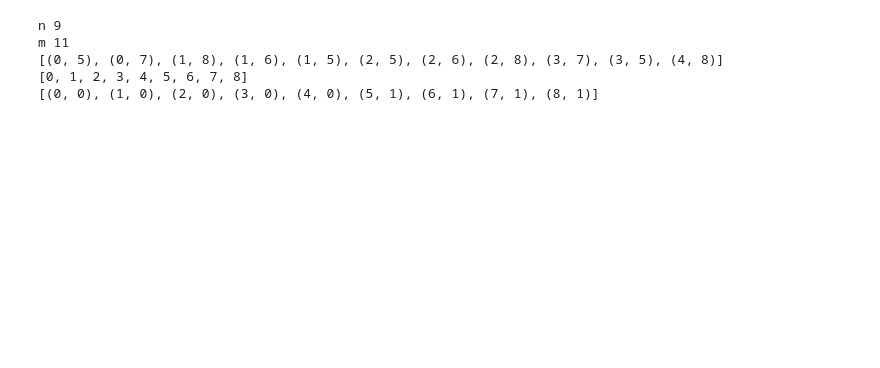
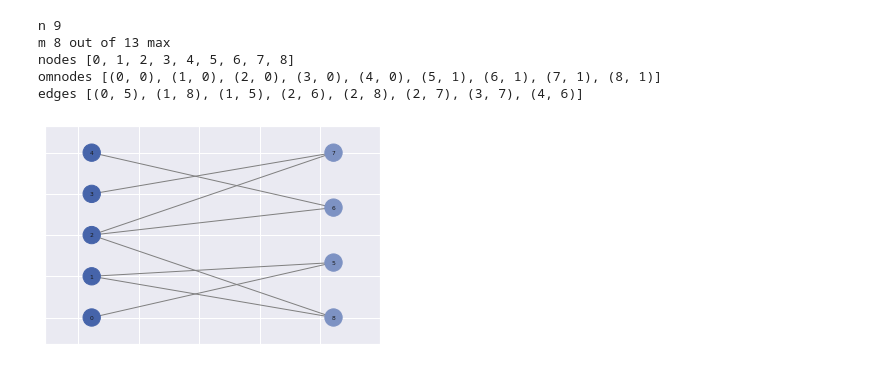
Before and after one commit to davidweisscode/kg-analysis, a Jupyter notebook: plots.ipynb, the cells around one changed output. Drawn from its saved outputs; the diff is of its cells as text; code cells hidden in the pictures; blank space fills up the shorter version.

Commit message:
Draft random graph with prescribed degree dist

```diff
--- a/plots.ipynb
+++ b/plots.ipynb
@@ -35,39 +35,49 @@ res
 # %%
 # FiveFour graph
 # G = nx.Graph()
 # G.add_edges_from([(1,6),(1,7),(1,8),(2,6),(2,7),(2,8),(3,6),(3,7),(3,8),(3,9),(4,8),(4,9),(5,9)])
 
+# coloring = nx.greedy_color(G, strategy="largest_first")
+# nodecolors = []
+# for node in G.nodes():
+#     if coloring[node] == 0:
+#         nodecolors.append(MAIN_COLOR_1)
+#     else:
+#         nodecolors.append(MAIN_COLOR_2)
+# top = nx.bipartite.sets(G)[0]
+
+# Random bipartite graph with prescribed degree distribution
 # Configuration model https://networkx.github.io/documentation/stable/reference/algorithms/generated/networkx.algorithms.bipartite.generators.configuration_model.html#networkx.algorithms.bipartite.generators.configuration_model
 # Havel Hakimi graph https://networkx.github.io/documentation/stable/reference/algorithms/generated/networkx.algorithms.bipartite.generators.havel_hakimi_graph.html#networkx.algorithms.bipartite.generators.havel_hakimi_graph
 # gnmk random graph https://networkx.github.io/documentation/stable/reference/algorithms/generated/networkx.algorithms.bipartite.generators.gnmk_random_graph.html#networkx.algorithms.bipartite.generators.gnmk_random_graph
 
 tseq = [3, 3, 4, 2, 1]
 bseq = [4, 3, 3, 3]
+# The nodes are assigned the attribute ‘bipartite’ with the value 0 or 1 to indicate which bipartite set the node belongs to.
 G = nx.bipartite.configuration_model(tseq, bseq, create_using=nx.Graph()) # create_using=nx.Graph() # No parallel edges
-print("n", G.number_of_nodes())
-print("m", G.number_of_edges())
-print(G.edges)
-print(G.nodes)
-print(G.nodes(data="bipartite"))
+print(f"n {G.number_of_nodes()}")
+print(f"m {G.number_of_edges()} out of {sum(tseq)} max")
+print("nodes", G.nodes)
+print("omnodes", G.nodes(data="bipartite"))
+print("edges", G.edges)
+# Create csv edgelist from G.edges
 
-# The nodes are assigned the attribute ‘bipartite’ with the value 0 or 1 to indicate which bipartite set the node belongs to.
-coloring = nx.greedy_color(G, strategy="largest_first")
-nodecolors = []
+top = []
 for node in G.nodes():
-    if coloring[node] == 0:
-        nodecolors.append(MAIN_COLOR_1)
-    else:
-        nodecolors.append(MAIN_COLOR_2)
+    if G.nodes(data="bipartite")[node] == 0:
+        top.append(node)
+top = set(top)
+bot = set(G.nodes()) - top
 
-top = nx.bipartite.sets(G)[0]
 bi_layout = nx.bipartite_layout(G, top, aspect_ratio=0.5, scale=0.2)
-nx.draw_networkx(G, bi_layout, with_labels=True, font_size=6,node_color=nodecolors, edge_color="grey")
+nx.draw_networkx(G, bi_layout, with_labels=True, font_size=6, node_color=nodecolors, edge_color="grey")
 # %% [output]
 n 9
-m 11
-[(0, 5), (0, 7), (1, 8), (1, 6), (1, 5), (2, 5), (2, 6), (2, 8), (3, 7), (3, 5), (4, 8)]
-[0, 1, 2, 3, 4, 5, 6, 7, 8]
-[(0, 0), (1, 0), (2, 0), (3, 0), (4, 0), (5, 1), (6, 1), (7, 1), (8, 1)]
+m 8 out of 13 max
+nodes [0, 1, 2, 3, 4, 5, 6, 7, 8]
+omnodes [(0, 0), (1, 0), (2, 0), (3, 0), (4, 0), (5, 1), (6, 1), (7, 1), (8, 1)]
+edges [(0, 5), (1, 8), (1, 5), (2, 6), (2, 8), (2, 7), (3, 7), (4, 6)]
+[figure, added]
 # %%
 class1 = classes[0]
 with open(f"out/{class1}/{class1}.t.k.json", "r") as input_file:
```
Also changed, not shown: parts of 10 cells of this notebook.
